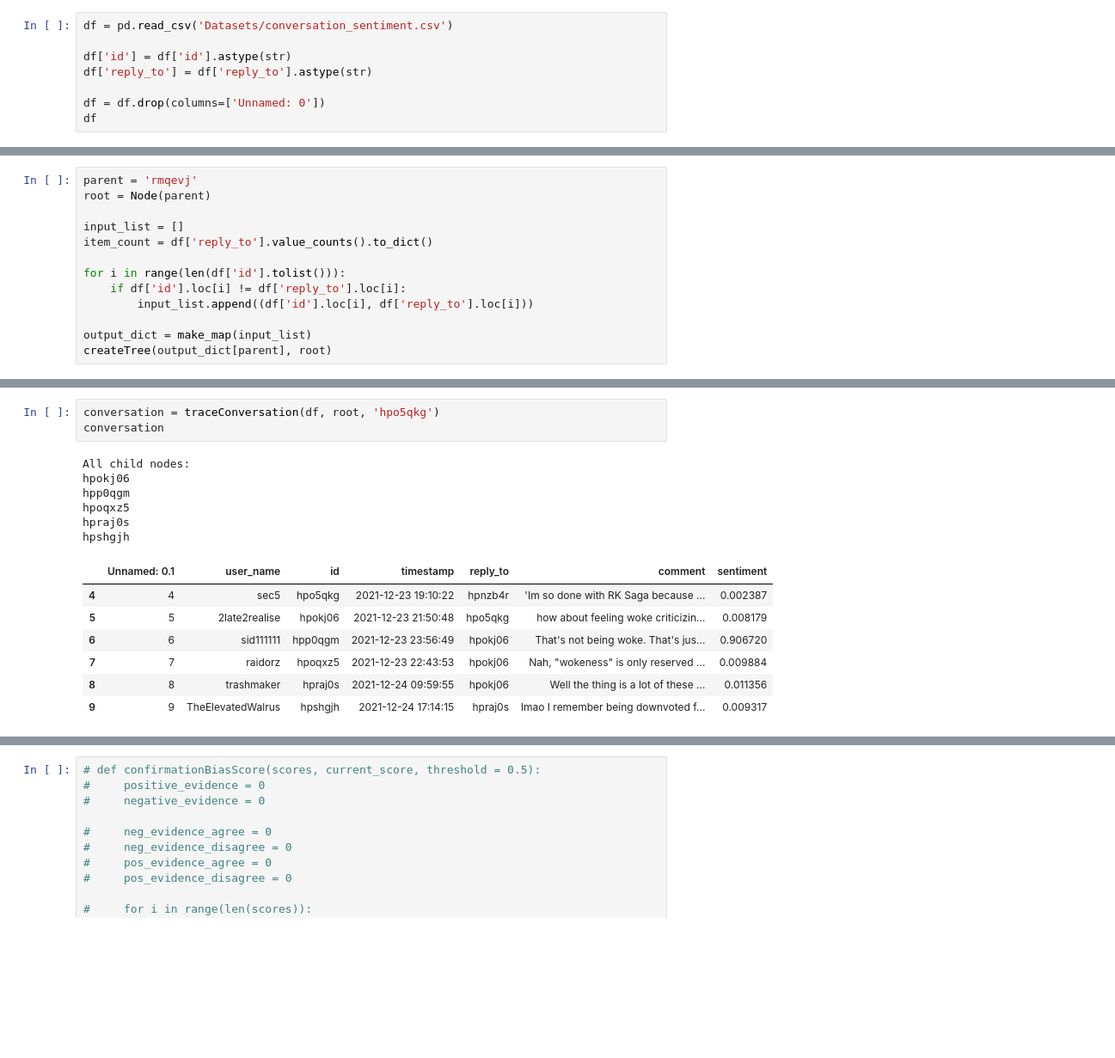
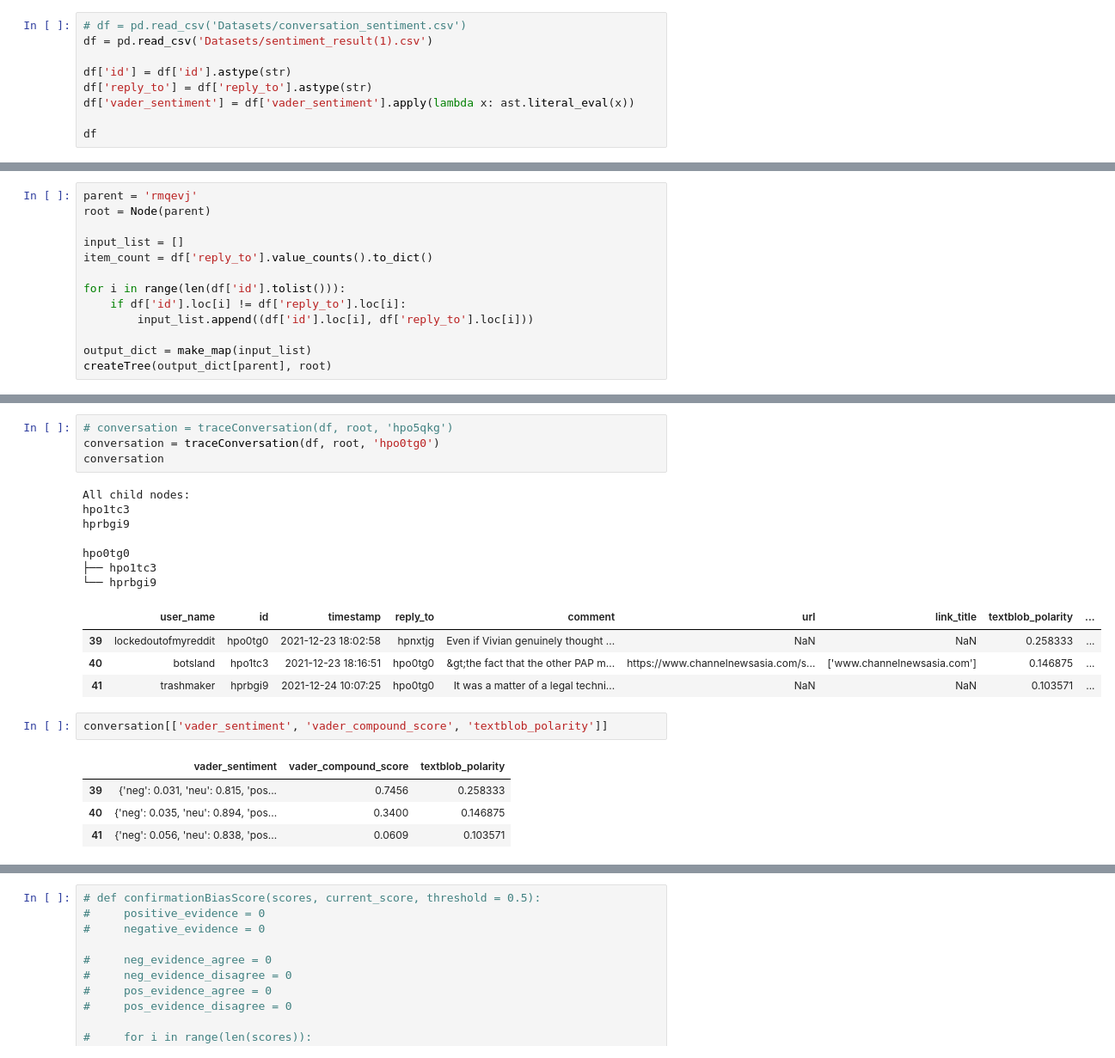
Before and after one commit to Confirmation-Bias-Analyser/Confirmation-Bias-Model, a Jupyter notebook: Model Experimentation (Reddit).ipynb, the cells around one changed output, grey strips where cells are left out. Shown: that part at 86% size. Cells and saved outputs as stored; diff of their text form; blank space fills up the shorter version.

```diff
--- a/Model Experimentation (Reddit).ipynb
+++ b/Model Experimentation (Reddit).ipynb
@@ -6,10 +8,11 @@ import time
 from functions import *
 # %%
-df = pd.read_csv('Datasets/conversation_sentiment.csv')
+# df = pd.read_csv('Datasets/conversation_sentiment.csv')
+df = pd.read_csv('Datasets/sentiment_result(1).csv')
 
 df['id'] = df['id'].astype(str)
 df['reply_to'] = df['reply_to'].astype(str)
+df['vader_sentiment'] = df['vader_sentiment'].apply(lambda x: ast.literal_eval(x))
 
-df = df.drop(columns=['Unnamed: 0'])
 df
 # %% [output]
@@ -65,17 +84,23 @@ rmqevj
 # %%
-conversation = traceConversation(df, root, 'hpo5qkg')
+# conversation = traceConversation(df, root, 'hpo5qkg')
+conversation = traceConversation(df, root, 'hpo0tg0')
 conversation
 # %% [output]
 All child nodes:
-hpokj06
-hpp0qgm
-hpoqxz5
-hpraj0s
-hpshgjh
+hpo1tc3
+hprbgi9
+
+hpo0tg0
+├── hpo1tc3
+└── hprbgi9
-|  | Unnamed: 0.1 | user_name | id | timestamp | reply_to | comment | sentiment |
-| 4 | 4 | sec5 | hpo5qkg | 2021-12-23 19:10:22 | hpnzb4r | 'Im so done with RK Saga because ... | 0.002387 |
-| 5 | 5 | 2late2realise | hpokj06 | 2021-12-23 21:50:48 | hpo5qkg | how about feeling woke criticizin... | 0.008179 |
-| 6 | 6 | sid111111 | hpp0qgm | 2021-12-23 23:56:49 | hpokj06 | That's not being woke. That's jus... | 0.906720 |
-| 7 | 7 | raidorz | hpoqxz5 | 2021-12-23 22:43:53 | hpokj06 | Nah, "wokeness" is only reserved ... | 0.009884 |
-| 8 | 8 | trashmaker | hpraj0s | 2021-12-24 09:59:55 | hpokj06 | Well the thing is a lot of these ... | 0.011356 |
-| 9 | 9 | TheElevatedWalrus | hpshgjh | 2021-12-24 17:14:15 | hpraj0s | lmao I remember being downvoted f... | 0.009317 |
+|  | user_name | id | timestamp | reply_to | comment | url | link_title | textblob_polarity | ... |
+| 39 | lockedoutofmyreddit | hpo0tg0 | 2021-12-23 18:02:58 | hpnxtjg | Even if Vivian genuinely thought ... | NaN | NaN | 0.258333 | ... |
+| 40 | botsland | hpo1tc3 | 2021-12-23 18:16:51 | hpo0tg0 | &gt;the fact that the other PAP m... | https://www.channelnewsasia.com/s... | ['www.channelnewsasia.com'] | 0.146875 | ... |
+| 41 | trashmaker | hprbgi9 | 2021-12-24 10:07:25 | hpo0tg0 | It was a matter of a legal techni... | NaN | NaN | 0.103571 | ... |
+# %%
+conversation[['vader_sentiment', 'vader_compound_score', 'textblob_polarity']]
+# %% [output]
+|  | vader_sentiment | vader_compound_score | textblob_polarity |
+| 39 | {'neg': 0.031, 'neu': 0.815, 'pos... | 0.7456 | 0.258333 |
+| 40 | {'neg': 0.035, 'neu': 0.894, 'pos... | 0.3400 | 0.146875 |
+| 41 | {'neg': 0.056, 'neu': 0.838, 'pos... | 0.0609 | 0.103571 |
```
Also changed, not shown: parts of 7 cells of this notebook, 2 other files.
